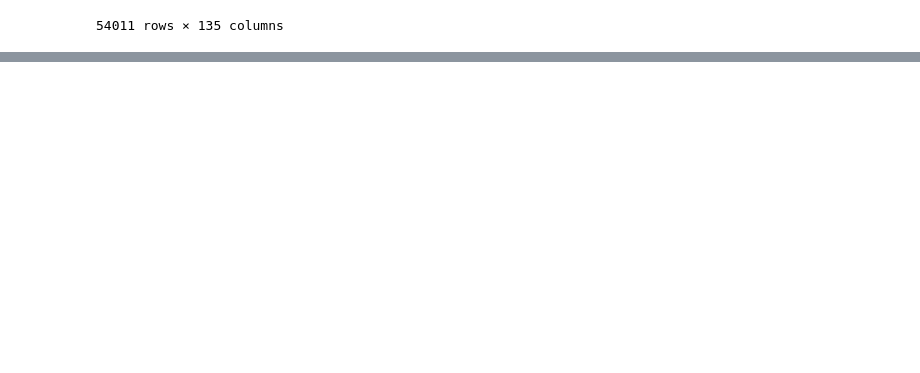
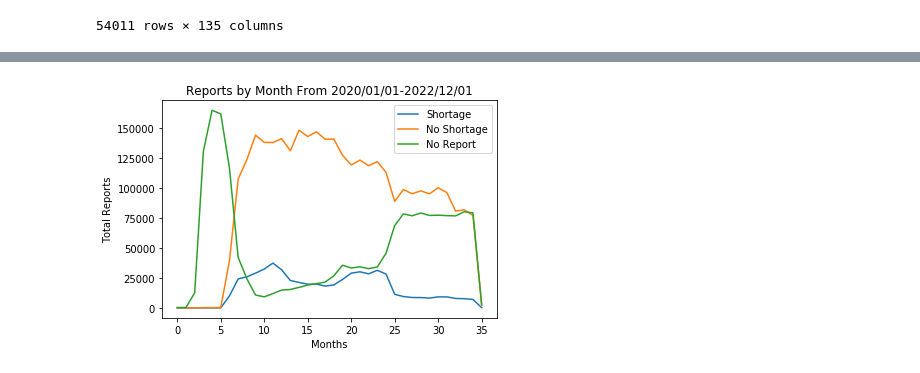
Before and after one commit to nkeplinger/healthcare_module7, a Jupyter notebook: Chronological_Analysis.ipynb, the cells around one changed output, grey strips where cells are left out. Saved outputs shown, nothing was run; the diff lists cells and outputs as text; code cells hidden in the pictures; blank space fills up the shorter version.

Commit message:
reports-by-year plot added

```diff
--- a/Chronological_Analysis.ipynb
+++ b/Chronological_Analysis.ipynb
@@ -38,0 +43,9 @@ data
+# %%
+data.insert(2, 'year', '')
+data.insert(2, 'month', '')
+data.insert(2, 'day', '')
+# %%
+data[['year', 'month', 'day']] = data['date'].str.split('/', 2, expand=True)
+sum_by_year = data.groupby(by=['year','month']).sum()
+sum_by_year = sum_by_year.reset_index()
+sum_by_year
@@ -38,0 +71,12 @@ data
+# %%
+# plot all REPORTS (YES, NO, NOT REPORTED) for critical staffing shortage by EACH MONTH OVER the dataset
+plt.plot(sum_by_year['critical_staffing_shortage_today_yes'])
+plt.plot(sum_by_year['critical_staffing_shortage_today_no'])
+plt.plot(sum_by_year['critical_staffing_shortage_today_not_reported'])
+plt.legend(['Shortage', 'No Shortage', 'No Report'])
+plt.ylabel('Total Reports')
+plt.xlabel('Months')
+plt.title('Reports by Month From {}-{}'.format(data['date'].min(), data['date'].max()))
+plt.show()
+# %% [output]
+[figure, added]
```
Also changed, not shown: parts of 5 cells of this notebook.
